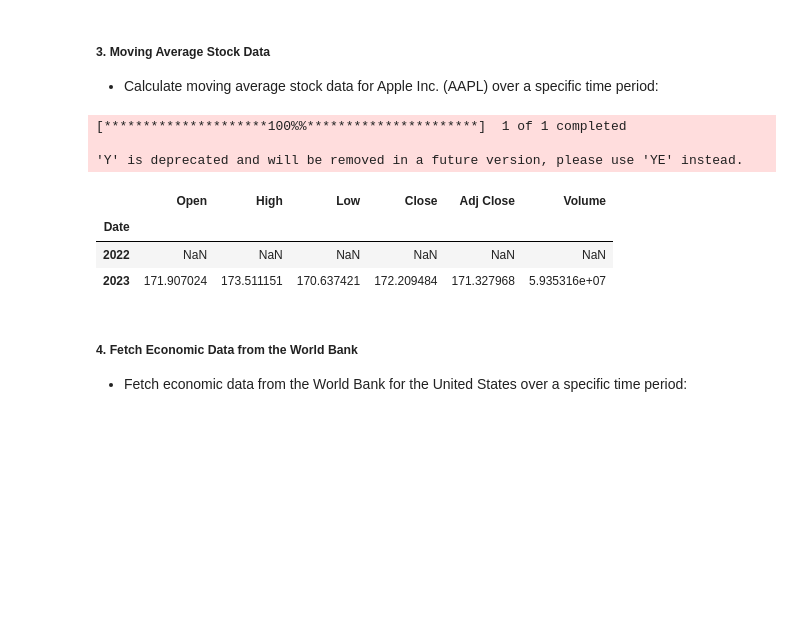
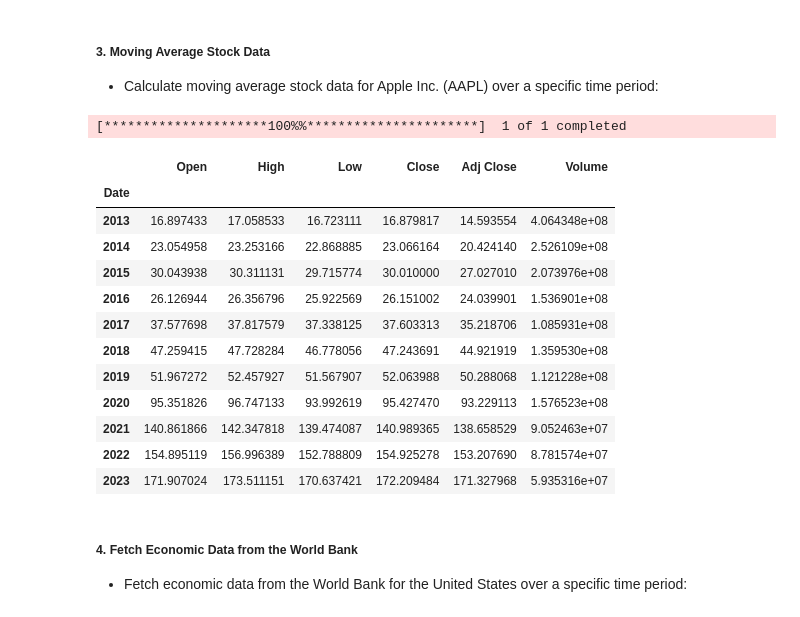
Before and after one commit to Tonij10/EcoStock, a Jupyter notebook: notebooks/usage_examples.ipynb, the cells around one changed output. Drawn from its saved outputs; the diff is of its cells as text; code cells hidden in the pictures; blank space fills up the shorter version.

```diff
--- a/notebooks/usage_examples.ipynb
+++ b/notebooks/usage_examples.ipynb
@@ -58,14 +58,21 @@ plot_candlestick('AAPL', '2023-01-01', '2023-12-31')
 
 - Calculate moving average stock data for Apple Inc. (AAPL) over a specific time period:
 # %%
-moving_avg_stock_data('AAPL', '2022', '2023')
+moving_avg_stock_data('AAPL', '2013', '2023')
 # %% [output]
 [*********************100%%**********************]  1 of 1 completed
-
-'Y' is deprecated and will be removed in a future version, please use 'YE' instead.
 |  | Open | High | Low | Close | Adj Close | Volume |
 | Date |  |  |  |  |  |  |
-| 2022 | NaN | NaN | NaN | NaN | NaN | NaN |
+| 2013 | 16.897433 | 17.058533 | 16.723111 | 16.879817 | 14.593554 | 4.064348e+08 |
+| 2014 | 23.054958 | 23.253166 | 22.868885 | 23.066164 | 20.424140 | 2.526109e+08 |
+| 2015 | 30.043938 | 30.311131 | 29.715774 | 30.010000 | 27.027010 | 2.073976e+08 |
+| 2016 | 26.126944 | 26.356796 | 25.922569 | 26.151002 | 24.039901 | 1.536901e+08 |
+| 2017 | 37.577698 | 37.817579 | 37.338125 | 37.603313 | 35.218706 | 1.085931e+08 |
+| 2018 | 47.259415 | 47.728284 | 46.778056 | 47.243691 | 44.921919 | 1.359530e+08 |
+| 2019 | 51.967272 | 52.457927 | 51.567907 | 52.063988 | 50.288068 | 1.121228e+08 |
+| 2020 | 95.351826 | 96.747133 | 93.992619 | 95.427470 | 93.229113 | 1.576523e+08 |
+| 2021 | 140.861866 | 142.347818 | 139.474087 | 140.989365 | 138.658529 | 9.052463e+07 |
+| 2022 | 154.895119 | 156.996389 | 152.788809 | 154.925278 | 153.207690 | 8.781574e+07 |
 | 2023 | 171.907024 | 173.511151 | 170.637421 | 172.209484 | 171.327968 | 5.935316e+07 |
 # %% [markdown]
 ##### 4. **Fetch Economic Data from the World Bank**
```
Also changed, not shown: parts of 3 cells of this notebook, 6 other files.
